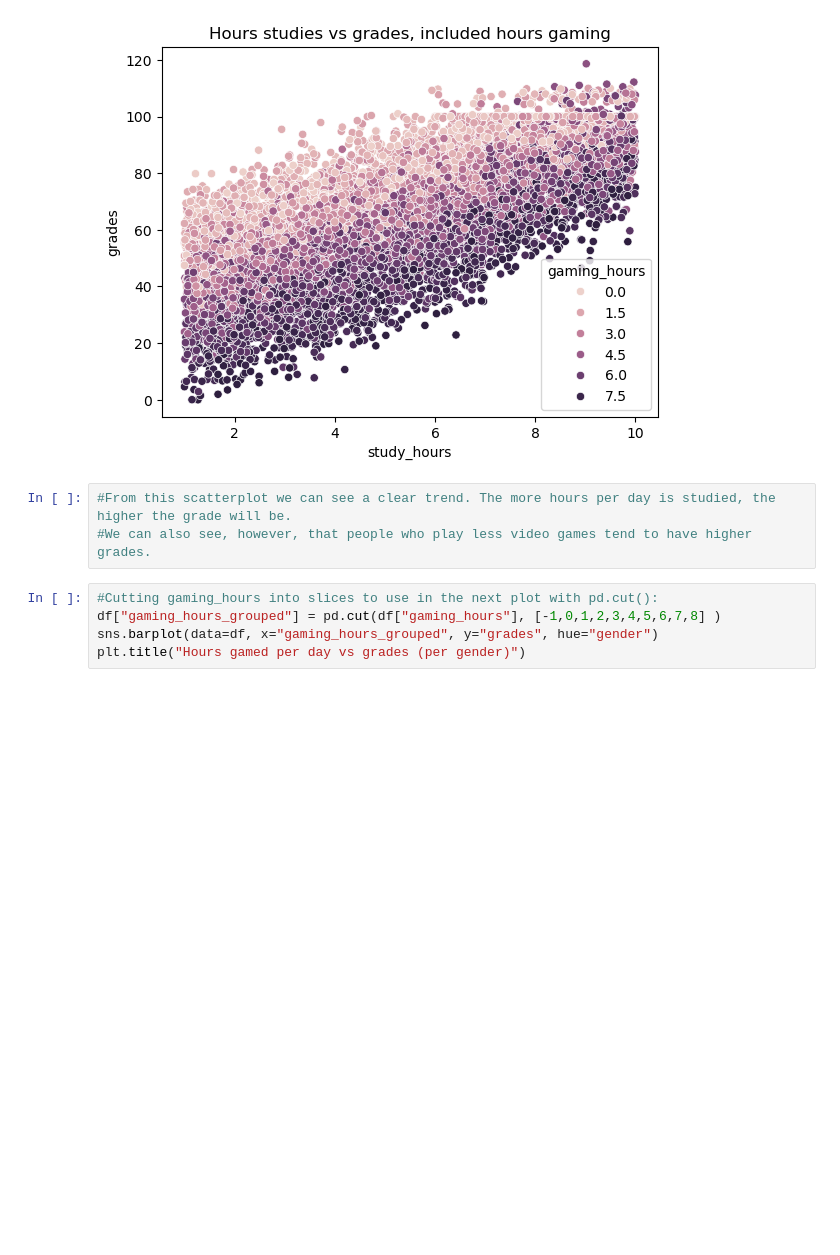
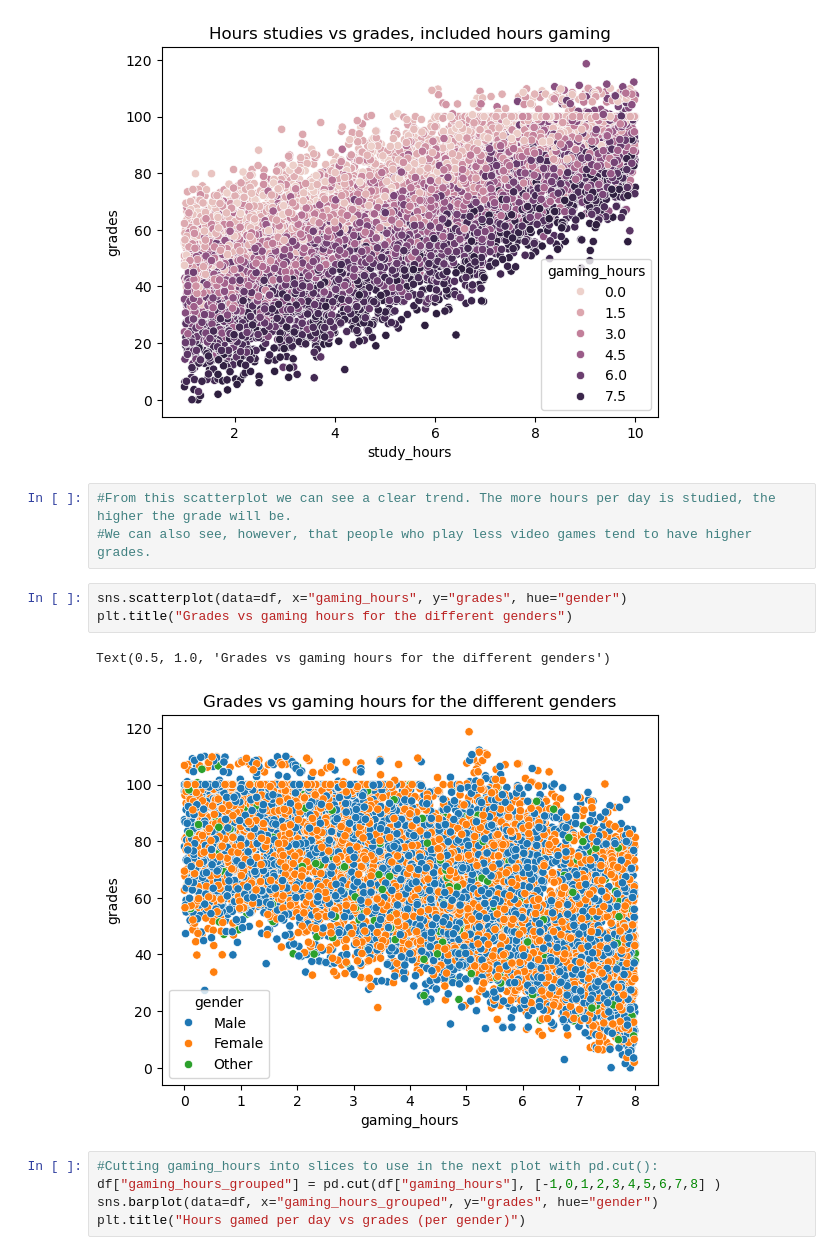
Before and after one commit to rufusmattsson/Repository_RufusMattsson, a Jupyter notebook: project/Course_project.ipynb, the cells around one changed output. Saved outputs shown, nothing was run; the diff lists cells and outputs as text; blank space fills up the shorter version.

```diff
--- a/project/Course_project.ipynb
+++ b/project/Course_project.ipynb
@@ -75,6 +89,12 @@ Text(0.5, 1.0, 'Hours studies vs grades, included hours gaming')
 # %%
 #From this scatterplot we can see a clear trend. The more hours per day is studied, the higher the grade will be.
 #We can also see, however, that people who play less video games tend to have higher grades.
+# %%
+sns.scatterplot(data=df, x="gaming_hours", y="grades", hue="gender")
+plt.title("Grades vs gaming hours for the different genders")
+# %% [output]
+Text(0.5, 1.0, 'Grades vs gaming hours for the different genders')
+[figure, added]
 # %%
 #Cutting gaming_hours into slices to use in the next plot with pd.cut():
 df["gaming_hours_grouped"] = pd.cut(df["gaming_hours"], [-1,0,1,2,3,4,5,6,7,8] )
```
Also changed, not shown: parts of 16 cells of this notebook.
